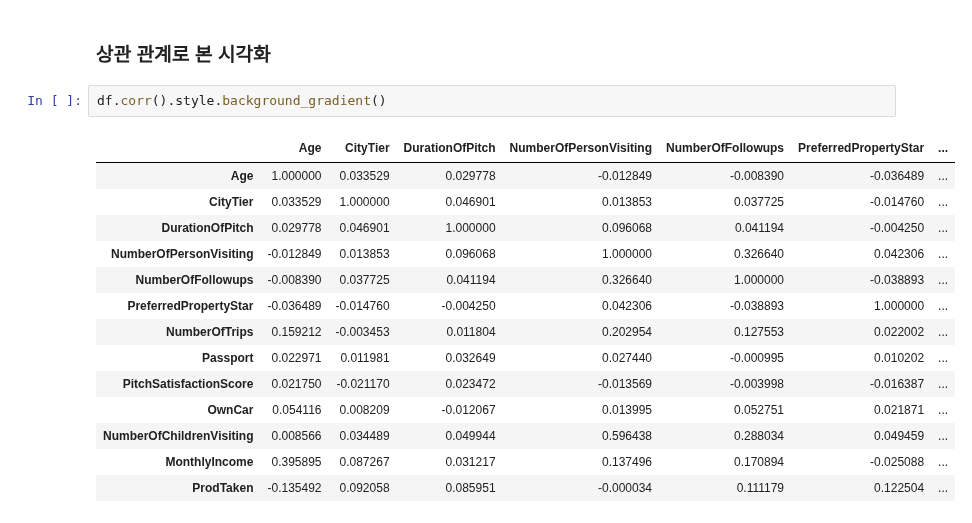
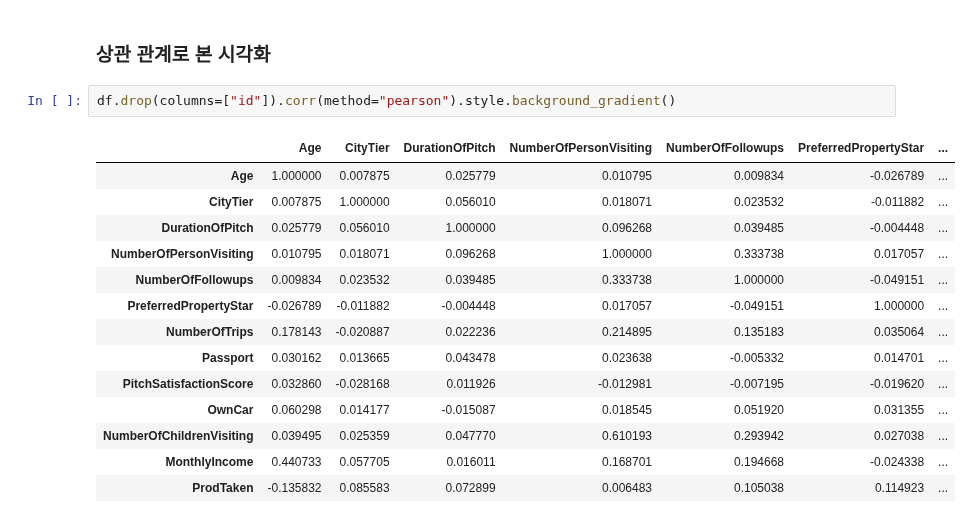
Before and after one commit to nuyhc/Struggles, a Jupyter notebook: Visualize Travel Product Analysis/Visualize Travel Product Analysis.ipynb, the cells around one changed output. Drawn from its saved outputs; the diff is of its cells as text.

```diff
--- a/Visualize Travel Product Analysis/Visualize Travel Product Analysis.ipynb
+++ b/Visualize Travel Product Analysis/Visualize Travel Product Analysis.ipynb
@@ -214,19 +214,19 @@ sns.scatterplot(data=df, x="Designation", y="MonthlyIncome");
 # %% [markdown]
 ### 상관 관계로 본 시각화
 # %%
-df.corr().style.background_gradient()
+df.drop(columns=["id"]).corr(method="pearson").style.background_gradient()
 # %% [output]
 |  | Age | CityTier | DurationOfPitch | NumberOfPersonVisiting | NumberOfFollowups | PreferredPropertyStar | ... |
-| Age | 1.000000 | 0.033529 | 0.029778 | -0.012849 | -0.008390 | -0.036489 | ... |
-| CityTier | 0.033529 | 1.000000 | 0.046901 | 0.013853 | 0.037725 | -0.014760 | ... |
-| DurationOfPitch | 0.029778 | 0.046901 | 1.000000 | 0.096068 | 0.041194 | -0.004250 | ... |
-| NumberOfPersonVisiting | -0.012849 | 0.013853 | 0.096068 | 1.000000 | 0.326640 | 0.042306 | ... |
-| NumberOfFollowups | -0.008390 | 0.037725 | 0.041194 | 0.326640 | 1.000000 | -0.038893 | ... |
-| PreferredPropertyStar | -0.036489 | -0.014760 | -0.004250 | 0.042306 | -0.038893 | 1.000000 | ... |
-| NumberOfTrips | 0.159212 | -0.003453 | 0.011804 | 0.202954 | 0.127553 | 0.022002 | ... |
-| Passport | 0.022971 | 0.011981 | 0.032649 | 0.027440 | -0.000995 | 0.010202 | ... |
-| PitchSatisfactionScore | 0.021750 | -0.021170 | 0.023472 | -0.013569 | -0.003998 | -0.016387 | ... |
-| OwnCar | 0.054116 | 0.008209 | -0.012067 | 0.013995 | 0.052751 | 0.021871 | ... |
-| NumberOfChildrenVisiting | 0.008566 | 0.034489 | 0.049944 | 0.596438 | 0.288034 | 0.049459 | ... |
-| MonthlyIncome | 0.395895 | 0.087267 | 0.031217 | 0.137496 | 0.170894 | -0.025088 | ... |
-| ProdTaken | -0.135492 | 0.092058 | 0.085951 | -0.000034 | 0.111179 | 0.122504 | ... |
+| Age | 1.000000 | 0.007875 | 0.025779 | 0.010795 | 0.009834 | -0.026789 | ... |
+| CityTier | 0.007875 | 1.000000 | 0.056010 | 0.018071 | 0.023532 | -0.011882 | ... |
+| DurationOfPitch | 0.025779 | 0.056010 | 1.000000 | 0.096268 | 0.039485 | -0.004448 | ... |
+| NumberOfPersonVisiting | 0.010795 | 0.018071 | 0.096268 | 1.000000 | 0.333738 | 0.017057 | ... |
+| NumberOfFollowups | 0.009834 | 0.023532 | 0.039485 | 0.333738 | 1.000000 | -0.049151 | ... |
+| PreferredPropertyStar | -0.026789 | -0.011882 | -0.004448 | 0.017057 | -0.049151 | 1.000000 | ... |
+| NumberOfTrips | 0.178143 | -0.020887 | 0.022236 | 0.214895 | 0.135183 | 0.035064 | ... |
+| Passport | 0.030162 | 0.013665 | 0.043478 | 0.023638 | -0.005332 | 0.014701 | ... |
+| PitchSatisfactionScore | 0.032860 | -0.028168 | 0.011926 | -0.012981 | -0.007195 | -0.019620 | ... |
+| OwnCar | 0.060298 | 0.014177 | -0.015087 | 0.018545 | 0.051920 | 0.031355 | ... |
+| NumberOfChildrenVisiting | 0.039495 | 0.025359 | 0.047770 | 0.610193 | 0.293942 | 0.027038 | ... |
+| MonthlyIncome | 0.440733 | 0.057705 | 0.016011 | 0.168701 | 0.194668 | -0.024338 | ... |
+| ProdTaken | -0.135832 | 0.085583 | 0.072899 | 0.006483 | 0.105038 | 0.114923 | ... |
```
Also changed, not shown: parts of 6 cells of this notebook.
